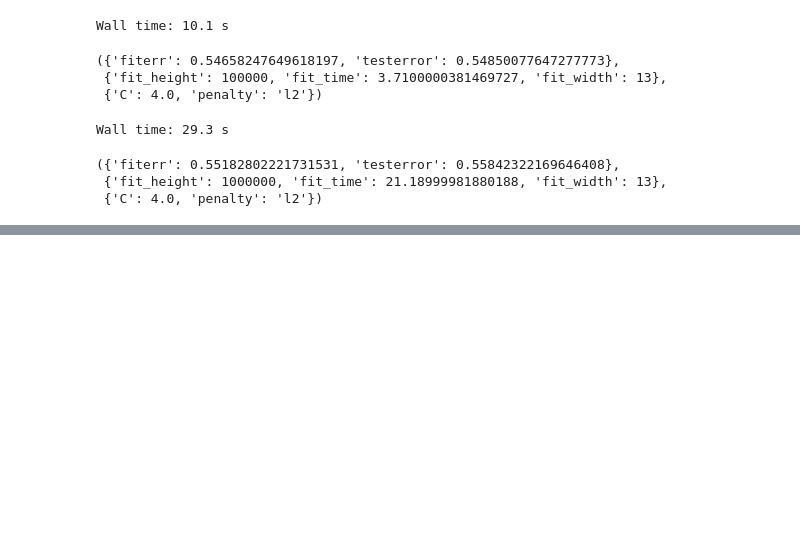
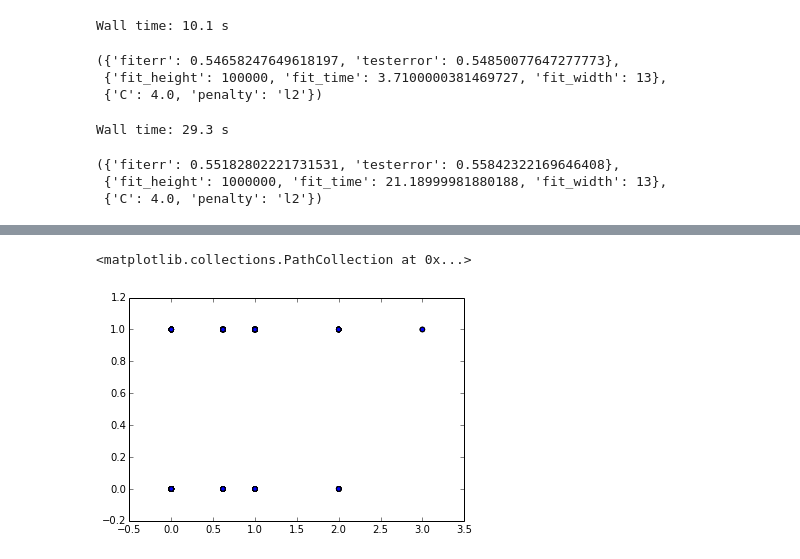
Before and after one commit to sutt/wnba, a Jupyter notebook: analysis/week1/logisticReg1.ipynb, the cells around one changed output, grey strips where cells are left out. Saved outputs shown, nothing was run; the diff lists cells and outputs as text; code cells hidden in the pictures; blank space fills up the shorter version.

```diff
--- a/analysis/week1/logisticReg1.ipynb
+++ b/analysis/week1/logisticReg1.ipynb
@@ -269,0 +290,6 @@ jj = ['I3','I4']
+# %%
+n = 1000
+plt.scatter(x = X['I10'][:n], y = Y[:n])
+# %% [output]
+<matplotlib.collections.PathCollection at 0x...>
+[figure, added]
```
Also changed, not shown: parts of 25 cells of this notebook, 5 other files.
